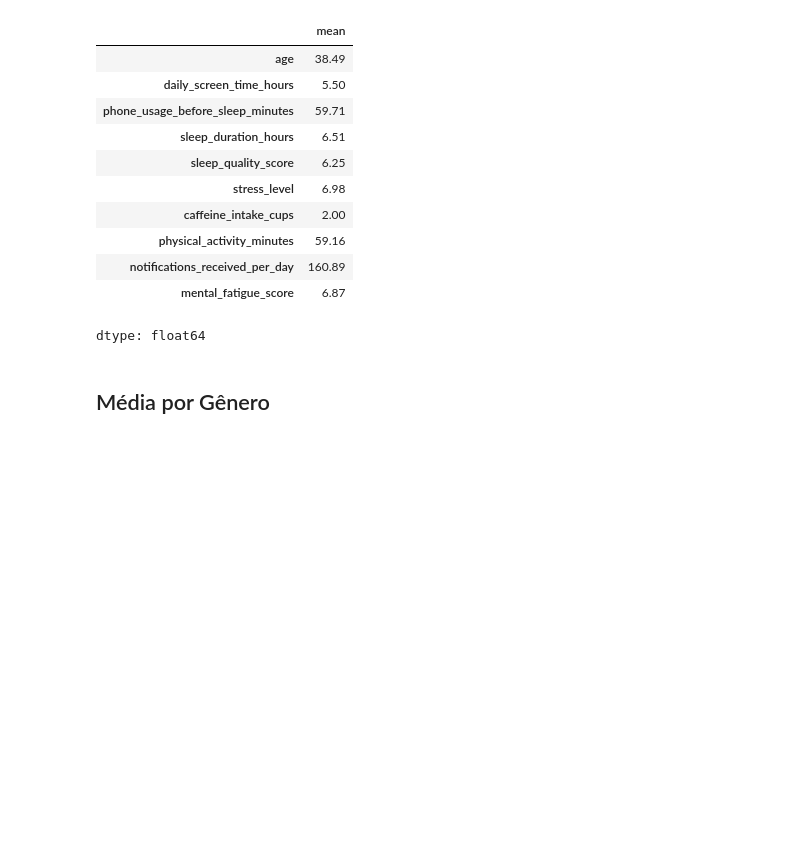
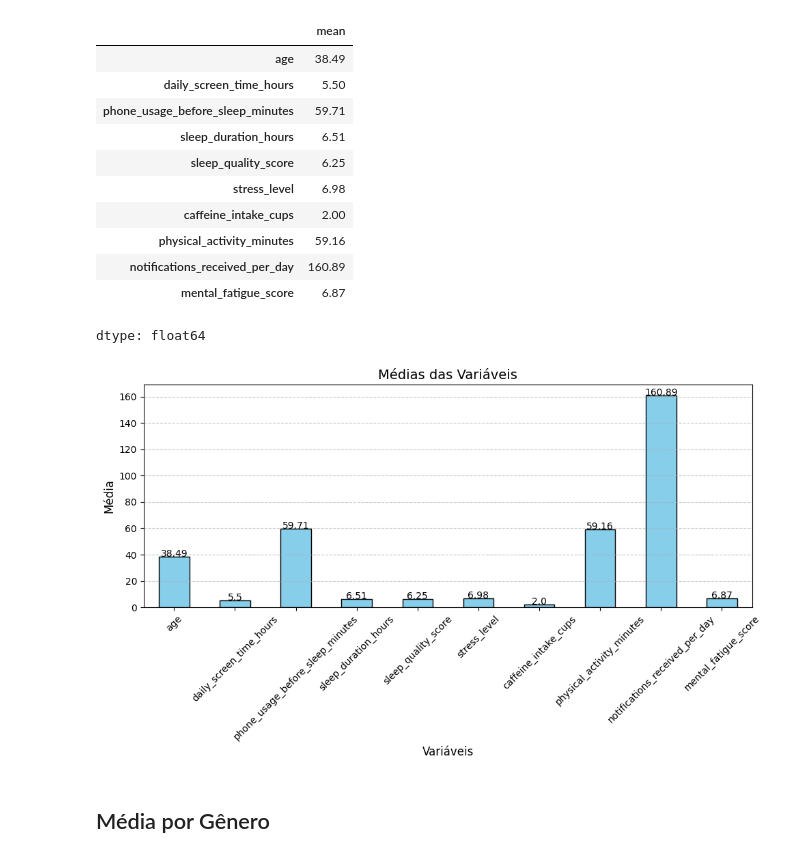
Before and after one commit to larissamitrof-collab/MVP-1, a Jupyter notebook: MVP1.ipynb, the cells around one changed output. Cells and saved outputs as stored; diff of their text form; code cells hidden in the pictures; blank space fills up the shorter version.

```diff
--- a/MVP1.ipynb
+++ b/MVP1.ipynb
@@ -528,6 +532,32 @@ tabela
 | notifications_received_per_day | 160.89 |
 | mental_fatigue_score | 6.87 |
 dtype: float64
+# %%
+import matplotlib.pyplot as plt
+
+# Supondo que você já tenha criado a tabela:
+tabela = df.drop(columns=['user_id']).describe().loc['mean']
+tabela = tabela.round(2)
+
+# Criando o gráfico de barras
+plt.figure(figsize=(10,6))
+tabela.plot(kind='bar', color='skyblue', edgecolor='black')
+
+# Personalizações
+plt.title('Médias das Variáveis', fontsize=14)
+plt.xlabel('Variáveis', fontsize=12)
+plt.ylabel('Média', fontsize=12)
+plt.xticks(rotation=45)
+plt.grid(axis='y', linestyle='--', alpha=0.7)
+
+# Exibir valores acima das barras
+for i, v in enumerate(tabela):
+    plt.text(i, v + 0.02, str(v), ha='center', fontsize=10)
+
+plt.tight_layout()
+plt.show()
+# %% [output]
+[figure, added]
 # %% [markdown]
 ## Média por Gênero
 # %%
```
Also changed, not shown: parts of 25 cells of this notebook.
